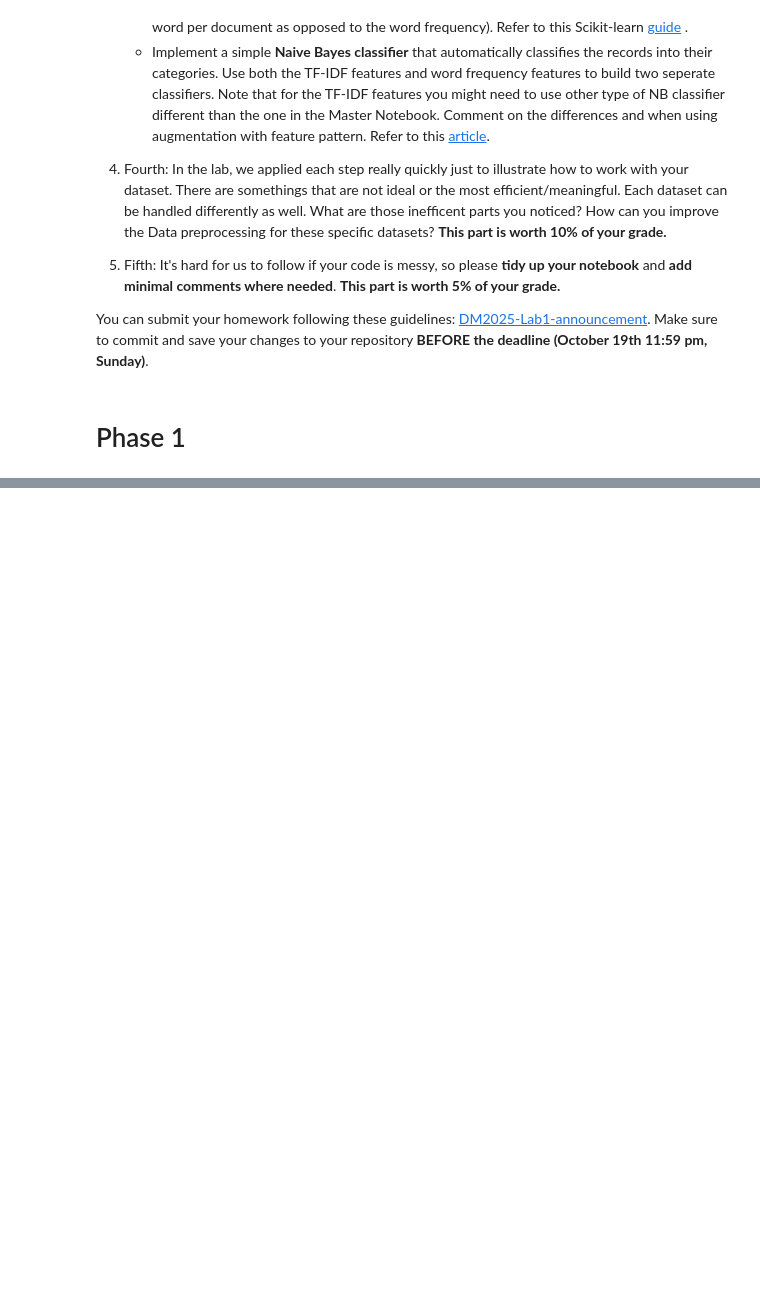
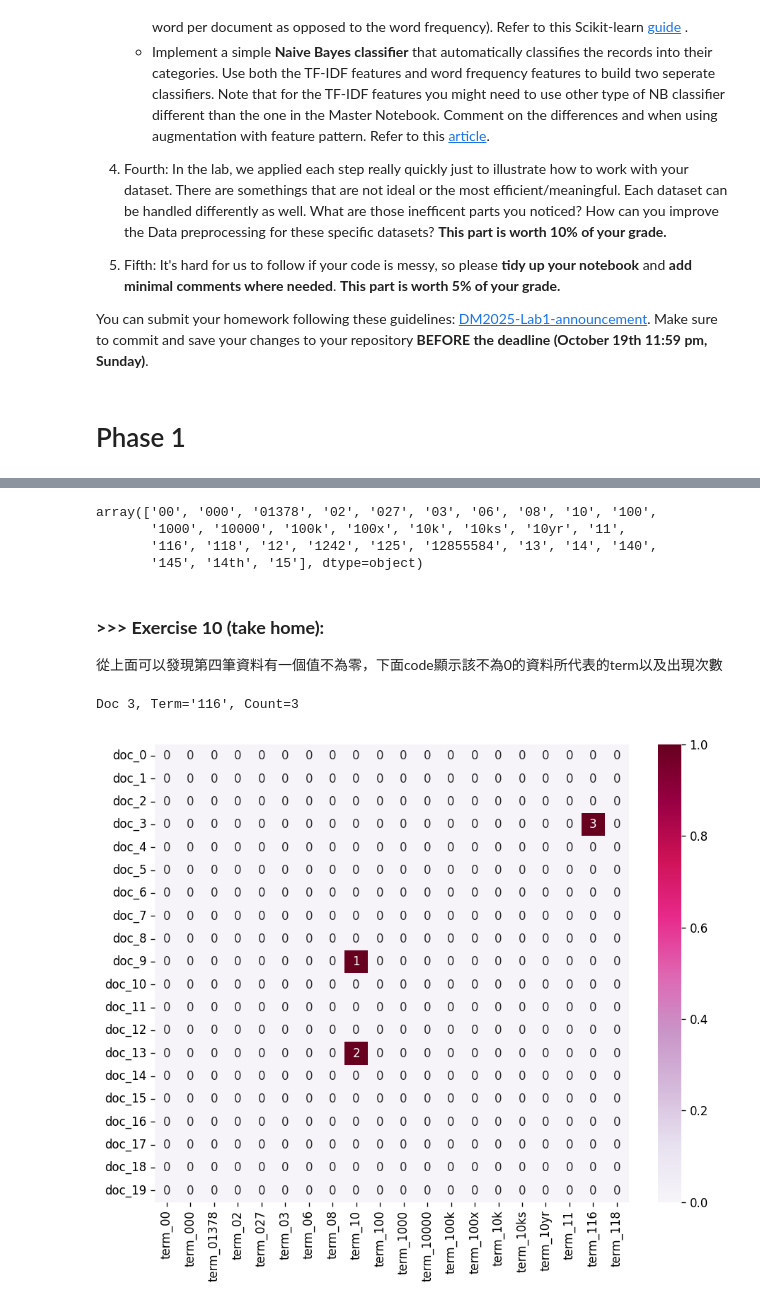
Before and after one commit to tower20021202/DM2025-Lab1-Exercise, a Jupyter notebook: DM2025-Lab1-Homework.ipynb, the cells around one changed output, grey strips where cells are left out. Cells and saved outputs as stored; diff of their text form; code cells hidden in the pictures; blank space fills up the shorter version.

```diff
--- a/DM2025-Lab1-Homework.ipynb
+++ b/DM2025-Lab1-Homework.ipynb
@@ -61,0 +351,13 @@ You can submit your homework following these guidelines: [DM2025-Lab1-announceme
+# %%
+#先把詞向量話
+#再透過analyze來看CountVectorizer的斷詞結果
+import nltk
+nltk.download("punkt")
+nltk.download("punkt_tab")
+from sklearn.feature_extraction.text import CountVectorizer
+import helpers.data_mining_helpers as dmh
+X['unigrams'] = X['text'].apply(lambda x: dmh.tokenize_text(x))
+count_vect = CountVectorizer()
+X_counts = count_vect.fit_transform(X.text) #learn the vocabulary and return document-term matrix
+analyze=count_vect.build_analyzer()
+print(analyze(X.text[1]))#查看text[1]的斷詞結果
@@ -61,0 +391,35 @@ You can submit your homework following these guidelines: [DM2025-Lab1-announceme
+# %%
+count_vect.get_feature_names_out()[0:30]
+# %% [output]
+array(['00', '000', '01378', '02', '027', '03', '06', '08', '10', '100',
+       '1000', '10000', '100k', '100x', '10k', '10ks', '10yr', '11',
+       '116', '118', '12', '1242', '125', '12855584', '13', '14', '140',
+       '145', '14th', '15'], dtype=object)
+# %% [markdown]
+### **>>> Exercise 10 (take home):**
+從上面可以發現第四筆資料有一個值不為零，下面code顯示該不為0的資料所代表的term以及出現次數
+# %%
+
+
+# 取出所有詞彙
+terms = count_vect.get_feature_names_out()
+# 找出非零的位置
+row_idx, col_idx = np.nonzero(X_counts[0:5, 0:100])
+# 列出文件 index、詞、數值
+for r, c in zip(row_idx, col_idx):
+    print(f"Doc {r}, Term='{terms[c]}', Count={X_counts[r, c]}")
+# %% [output]
+Doc 3, Term='116', Count=3
+# %%
+import seaborn as sns
+import matplotlib.pyplot as plt
+plot_x = ["term_"+str(i) for i in count_vect.get_feature_names_out()[0:20]]
+plot_y = ["doc_"+ str(i) for i in list(X.index)[0:20]]
+plot_z = X_counts[0:20, 0:20].toarray() #X_counts[how many documents, how many terms]
+df_todraw = pd.DataFrame(plot_z, columns = plot_x, index = plot_y)
+plt.subplots(figsize=(9, 7))
+ax = sns.heatmap(df_todraw,
+                cmap="PuRd",
+                vmin=0, vmax=1, annot=True)
+# %% [output]
+[figure, added]
```
Also changed, not shown: parts of 54 cells of this notebook, 1 other file.
